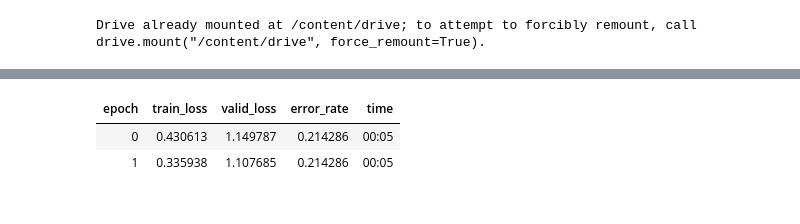
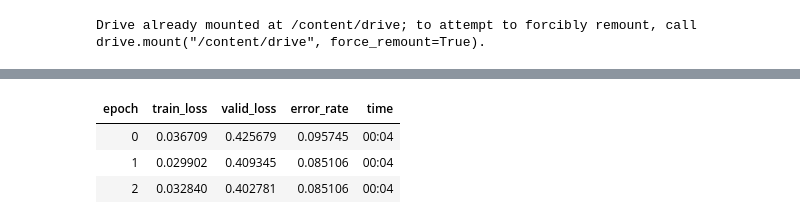
Before and after one commit to Dakunu01/FastAI_Project, a Jupyter notebook: Fast_AI_Project.ipynb, the cells around one changed output, grey strips where cells are left out. Saved outputs shown, nothing was run; the diff lists cells and outputs as text; code cells hidden in the pictures.

```diff
--- a/Fast_AI_Project.ipynb
+++ b/Fast_AI_Project.ipynb
@@ -111,6 +113,7 @@ learn.recorder.plot()
 # %%
-learn.fit_one_cycle(2, max_lr=slice(3e-5,3e-3))
+learn.fit_one_cycle(3, max_lr=slice(1e-5,1e-3))
 # %% [output]
 | epoch | train_loss | valid_loss | error_rate | time |
-| 0 | 0.430613 | 1.149787 | 0.214286 | 00:05 |
-| 1 | 0.335938 | 1.107685 | 0.214286 | 00:05 |
+| 0 | 0.036709 | 0.425679 | 0.095745 | 00:04 |
+| 1 | 0.029902 | 0.409345 | 0.085106 | 00:04 |
+| 2 | 0.032840 | 0.402781 | 0.085106 | 00:04 |
```
Also changed, not shown: parts of 24 cells of this notebook.
